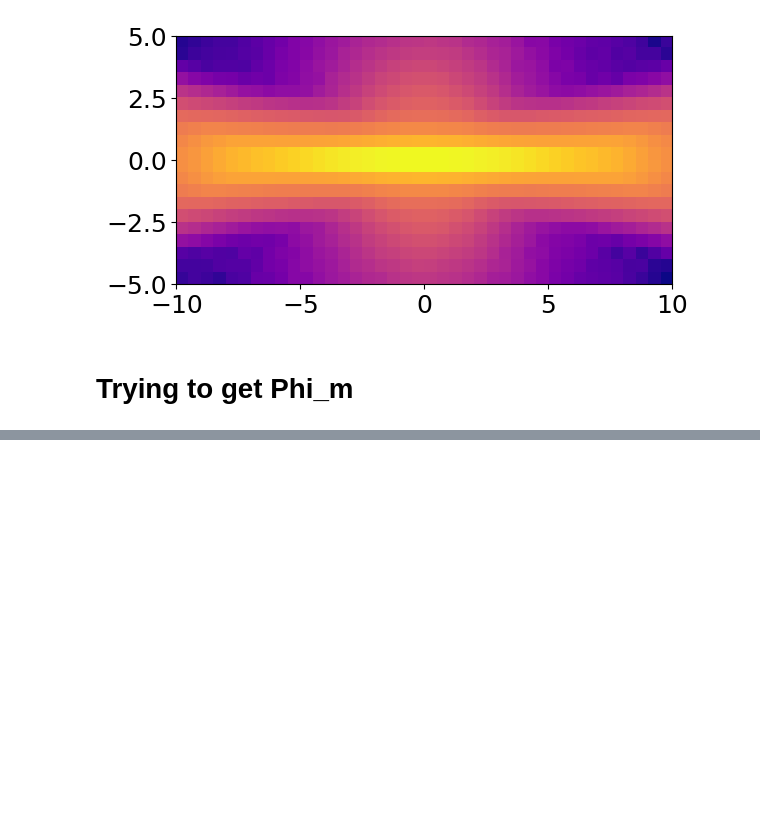
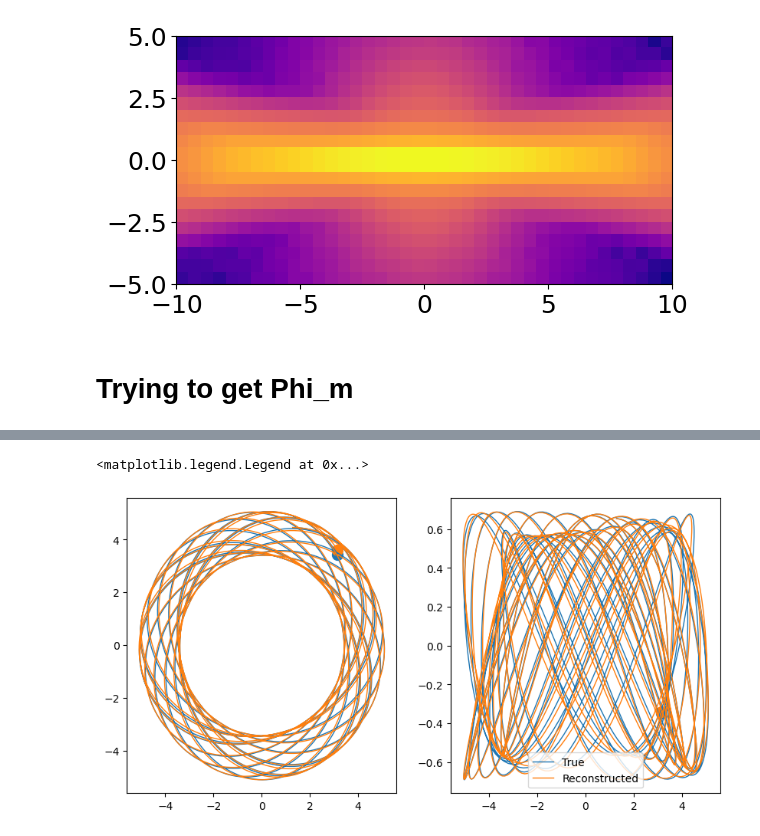
Before and after one commit to David-Chemaly/SchwarMAX, a Jupyter notebook: play.ipynb, the cells around one changed output, grey strips where cells are left out. Drawn from its saved outputs; the diff is of its cells as text; code cells hidden in the pictures; blank space fills up the shorter version.

```diff
--- a/play.ipynb
+++ b/play.ipynb
@@ -260,9 +260,9 @@ params = {
     'dirz': 1.,
 }
 
-NR, NZ, Rmin, Rmax, Zmin, Zmax, Mmax = 50, 30, 1e-2, 30.0, 1e-2, 20.0, 8.
-Nphi = 200
-N_int = 10_000
+NR, NZ, Rmin, Rmax, Zmin, Zmax, Mmax = 50, 30, 1e-2, 30.0, 1e-3, 15.0, 8.
+Nphi = 1000
+N_int = 100_000
 
 a = tt.time()
 pot_data = get_phi_m(rho_fn, params, NR, NZ, Rmin, Rmax, Zmin, Zmax, Mmax, Nphi, N_int)
@@ -412,0 +433,23 @@ Array(32927.062, dtype=float32)
+# %%
+w0 = np.random.normal(0, 5, size=6)
+n_steps = 2000
+
+gtN, gwN = integrate_leapfrog_traj(w0, params, MiyamotoNagai_acceleration, n_steps, dt = 0.010, t0 = 0.0, unroll=False)
+
+tN, wN = integrate_leapfrog_traj(w0, pot_data, get_acc, n_steps, dt = 0.010, t0 = 0.0, unroll=False)
+
+plt.figure(figsize=(10,5))
+plt.subplot(1,2,1)
+plt.plot(gwN[:,0], gwN[:,1], label='True', linewidth=1)
+plt.scatter(gwN[-1,0], gwN[-1,1], s=100)
+plt.plot(wN[:,0], wN[:,1], label='Reconstructed', linewidth=1)
+plt.scatter(wN[-1,0], wN[-1,1], s=100)
+plt.subplot(1,2,2)
+plt.plot(gwN[:,0], gwN[:,2], label='True', linewidth=1)
+plt.scatter(gwN[-1,0], gwN[-1,2], s=100)
+plt.plot(wN[:,0], wN[:,2], label='Reconstructed', linewidth=1)
+plt.scatter(wN[-1,0], wN[-1,2], s=100)
+plt.legend(loc='best')
+# %% [output]
+<matplotlib.legend.Legend at 0x...>
+[figure, added]
```
Also changed, not shown: parts of 10 cells of this notebook, 4 other files.
